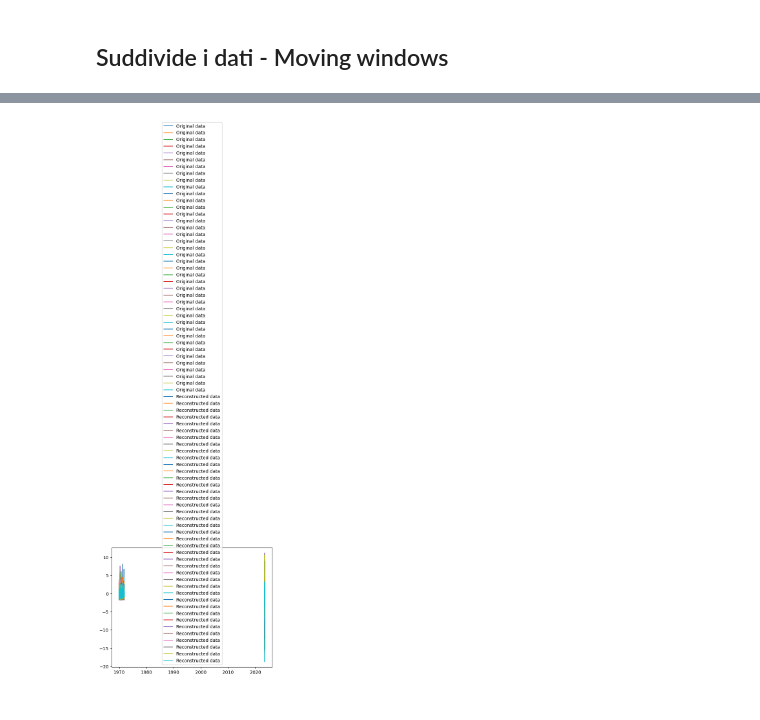
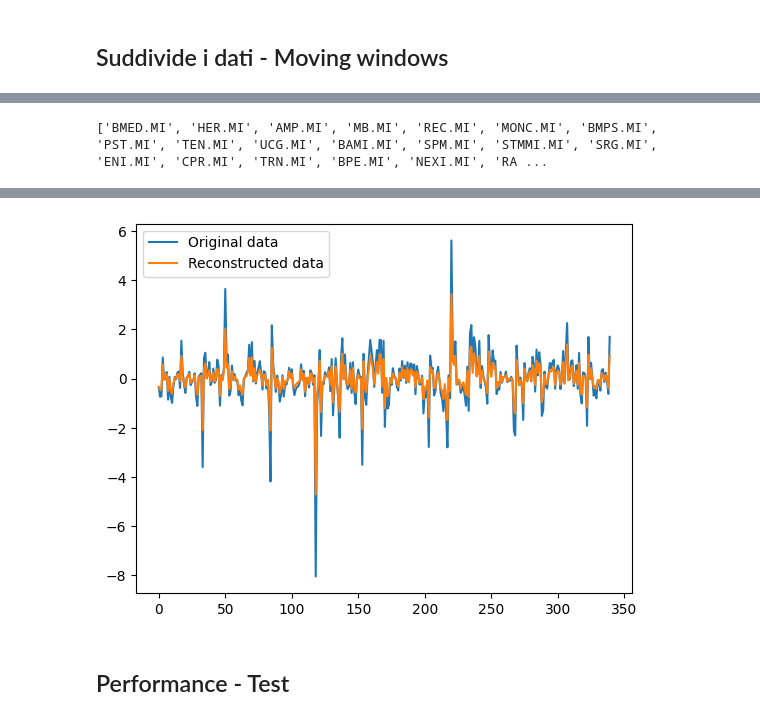
Before and after one commit to vittoriobricchi/Machine, a Jupyter notebook: Progetto_ML.ipynb, the cells around one changed output, grey strips where cells are left out. Saved outputs shown, nothing was run; the diff lists cells and outputs as text; code cells hidden in the pictures.

```diff
--- a/Progetto_ML.ipynb
+++ b/Progetto_ML.ipynb
@@ -161,16 +205,31 @@ class Autoencoder:
+# %%
+# Ordina in modo crescente le componenti del vettore
+indici_ordinati = np.argsort(l2_norm)
+
+# Seleziona gli indici fino al valore massimo
+indici_selezionati = indici_ordinati[:32]
+
+ftse_selected = [ftse_mib_components[i] for i in indici_selezionati]
+
+print(ftse_selected)
+# %% [output]
+['BMED.MI', 'HER.MI', 'AMP.MI', 'MB.MI', 'REC.MI', 'MONC.MI', 'BMPS.MI', 'PST.MI', 'TEN.MI', 'UCG.MI', 'BAMI.MI', 'SPM.MI', 'STMMI.MI', 'SRG.MI', 'ENI.MI', 'CPR.MI', 'TRN.MI', 'BPE.MI', 'NEXI.MI', 'RA ...
+# %%
+# Selezione delle colonne desiderate utilizzando il metodo loc
+X_train_selected = X_train.loc[:, ftse_selected]
+# %%
+X_train_FTSE = X_train_FTSE.values
+X_train_selected = X_train_selected.values
+
+# Risolvi il problema dei minimi quadrati per trovare w
+w_train, residuals, rank, singular_values= np.linalg.lstsq(X_train_selected, X_train_FTSE, rcond=None)
+w_train = w_train/np.sum(w_train)
+# %%
+rendimenti_ricostruiti = np.dot(X_train_selected,w_train)
 # %%
-autoencoder = Autoencoder(len_data=40, learning_rate=0.001)
-history = autoencoder.fit(X_train, X_val, epochs=100)
-
-import matplotlib.pyplot as plt
-
-# Assume X is your data and autoencoder is an instance of the Autoencoder class
-X_reconstructed = autoencoder._autoencoder.predict(normalized_returns)
-ret_reconstr = X_reconstructed[:,:,0]
-
 # Assume X and X_reconstructed are 1D arrays. If they are not, you may need to reshape them.
-plt.plot(normalized_returns, label='Original data')
-plt.plot(ret_reconstr, label='Reconstructed data')
+plt.plot(X_train_FTSE, label='Original data')
+plt.plot(rendimenti_ricostruiti, label='Reconstructed data')
 plt.legend()
 plt.show()
 # %% [output]
@@ -194 +236,3 @@ Epoch 100/100
-[figure, old version]
+[figure, new version]
+# %% [markdown]
+## Performance - Test
```
Also changed, not shown: parts of 15 cells of this notebook.
